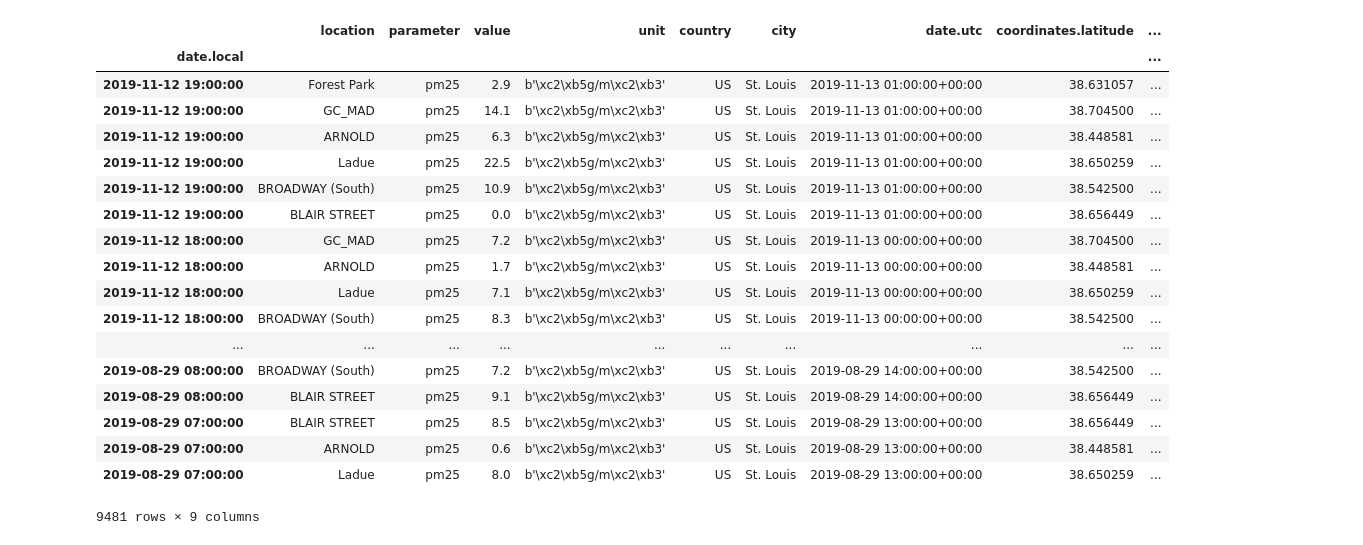
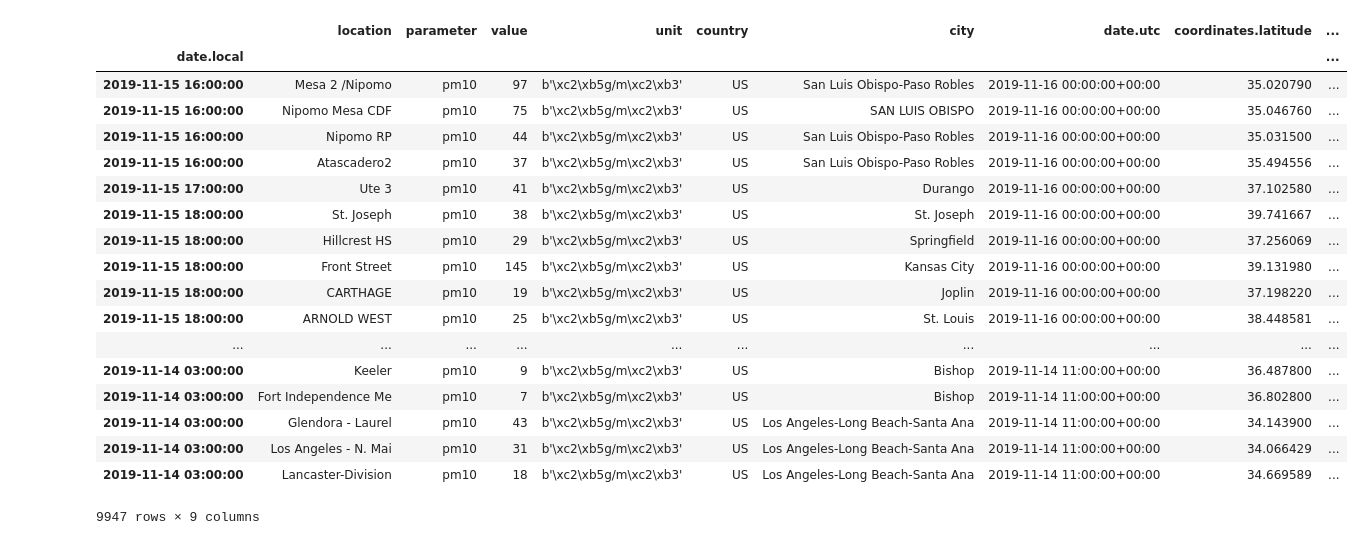
Before and after one commit to lonnykramer/project_2, a Jupyter notebook: OpenAQ_API.ipynb, the cells around one changed output. Cells and saved outputs as stored; diff of their text form; code cells hidden in the pictures.

```diff
--- a/OpenAQ_API.ipynb
+++ b/OpenAQ_API.ipynb
@@ -23,33 +148,33 @@ df_data
 # %%
 api = openaq.OpenAQ()
-res = api.measurements(city='St. Louis', parameter='pm25', limit=10000, df=True)
+res = api.measurements(country='US', parameter='pm10', limit=10000, df=True)
 
 res = res.query("value >= 0.0")
 # g = sns.FacetGrid(data=res, col='location', col_wrap=4, size=3, sharex=True, sharey=False)
 
 # g.map(plt.hist, "value")
 # print(res)
 res.dtypes
 
-stl_df = pd.DataFrame(res)
-stl_df
+us_df_pm10 = pd.DataFrame(res)
+us_df_pm10.head()
 # %% [output]
 |  | location | parameter | value | unit | country | city | date.utc | coordinates.latitude | ... |
 | date.local |  |  |  |  |  |  |  |  | ... |
-| 2019-11-12 19:00:00 | Forest Park | pm25 | 2.9 | b'\xc2\xb5g/m\xc2\xb3' | US | St. Louis | 2019-11-13 01:00:00+00:00 | 38.631057 | ... |
-| 2019-11-12 19:00:00 | GC_MAD | pm25 | 14.1 | b'\xc2\xb5g/m\xc2\xb3' | US | St. Louis | 2019-11-13 01:00:00+00:00 | 38.704500 | ... |
-| 2019-11-12 19:00:00 | ARNOLD | pm25 | 6.3 | b'\xc2\xb5g/m\xc2\xb3' | US | St. Louis | 2019-11-13 01:00:00+00:00 | 38.448581 | ... |
-| 2019-11-12 19:00:00 | Ladue | pm25 | 22.5 | b'\xc2\xb5g/m\xc2\xb3' | US | St. Louis | 2019-11-13 01:00:00+00:00 | 38.650259 | ... |
-| 2019-11-12 19:00:00 | BROADWAY (South) | pm25 | 10.9 | b'\xc2\xb5g/m\xc2\xb3' | US | St. Louis | 2019-11-13 01:00:00+00:00 | 38.542500 | ... |
-| 2019-11-12 19:00:00 | BLAIR STREET | pm25 | 0.0 | b'\xc2\xb5g/m\xc2\xb3' | US | St. Louis | 2019-11-13 01:00:00+00:00 | 38.656449 | ... |
-| 2019-11-12 18:00:00 | GC_MAD | pm25 | 7.2 | b'\xc2\xb5g/m\xc2\xb3' | US | St. Louis | 2019-11-13 00:00:00+00:00 | 38.704500 | ... |
-| 2019-11-12 18:00:00 | ARNOLD | pm25 | 1.7 | b'\xc2\xb5g/m\xc2\xb3' | US | St. Louis | 2019-11-13 00:00:00+00:00 | 38.448581 | ... |
-| 2019-11-12 18:00:00 | Ladue | pm25 | 7.1 | b'\xc2\xb5g/m\xc2\xb3' | US | St. Louis | 2019-11-13 00:00:00+00:00 | 38.650259 | ... |
-| 2019-11-12 18:00:00 | BROADWAY (South) | pm25 | 8.3 | b'\xc2\xb5g/m\xc2\xb3' | US | St. Louis | 2019-11-13 00:00:00+00:00 | 38.542500 | ... |
+| 2019-11-15 16:00:00 | Mesa 2 /Nipomo | pm10 | 97 | b'\xc2\xb5g/m\xc2\xb3' | US | San Luis Obispo-Paso Robles | 2019-11-16 00:00:00+00:00 | 35.020790 | ... |
+| 2019-11-15 16:00:00 | Nipomo Mesa CDF | pm10 | 75 | b'\xc2\xb5g/m\xc2\xb3' | US | SAN LUIS OBISPO | 2019-11-16 00:00:00+00:00 | 35.046760 | ... |
+| 2019-11-15 16:00:00 | Nipomo RP | pm10 | 44 | b'\xc2\xb5g/m\xc2\xb3' | US | San Luis Obispo-Paso Robles | 2019-11-16 00:00:00+00:00 | 35.031500 | ... |
+| 2019-11-15 16:00:00 | Atascadero2 | pm10 | 37 | b'\xc2\xb5g/m\xc2\xb3' | US | San Luis Obispo-Paso Robles | 2019-11-16 00:00:00+00:00 | 35.494556 | ... |
+| 2019-11-15 17:00:00 | Ute 3 | pm10 | 41 | b'\xc2\xb5g/m\xc2\xb3' | US | Durango | 2019-11-16 00:00:00+00:00 | 37.102580 | ... |
+| 2019-11-15 18:00:00 | St. Joseph | pm10 | 38 | b'\xc2\xb5g/m\xc2\xb3' | US | St. Joseph | 2019-11-16 00:00:00+00:00 | 39.741667 | ... |
+| 2019-11-15 18:00:00 | Hillcrest HS | pm10 | 29 | b'\xc2\xb5g/m\xc2\xb3' | US | Springfield | 2019-11-16 00:00:00+00:00 | 37.256069 | ... |
+| 2019-11-15 18:00:00 | Front Street | pm10 | 145 | b'\xc2\xb5g/m\xc2\xb3' | US | Kansas City | 2019-11-16 00:00:00+00:00 | 39.131980 | ... |
+| 2019-11-15 18:00:00 | CARTHAGE | pm10 | 19 | b'\xc2\xb5g/m\xc2\xb3' | US | Joplin | 2019-11-16 00:00:00+00:00 | 37.198220 | ... |
+| 2019-11-15 18:00:00 | ARNOLD WEST | pm10 | 25 | b'\xc2\xb5g/m\xc2\xb3' | US | St. Louis | 2019-11-16 00:00:00+00:00 | 38.448581 | ... |
 | ... | ... | ... | ... | ... | ... | ... | ... | ... | ... |
-| 2019-08-29 08:00:00 | BROADWAY (South) | pm25 | 7.2 | b'\xc2\xb5g/m\xc2\xb3' | US | St. Louis | 2019-08-29 14:00:00+00:00 | 38.542500 | ... |
-| 2019-08-29 08:00:00 | BLAIR STREET | pm25 | 9.1 | b'\xc2\xb5g/m\xc2\xb3' | US | St. Louis | 2019-08-29 14:00:00+00:00 | 38.656449 | ... |
-| 2019-08-29 07:00:00 | BLAIR STREET | pm25 | 8.5 | b'\xc2\xb5g/m\xc2\xb3' | US | St. Louis | 2019-08-29 13:00:00+00:00 | 38.656449 | ... |
-| 2019-08-29 07:00:00 | ARNOLD | pm25 | 0.6 | b'\xc2\xb5g/m\xc2\xb3' | US | St. Louis | 2019-08-29 13:00:00+00:00 | 38.448581 | ... |
-| 2019-08-29 07:00:00 | Ladue | pm25 | 8.0 | b'\xc2\xb5g/m\xc2\xb3' | US | St. Louis | 2019-08-29 13:00:00+00:00 | 38.650259 | ... |
+| 2019-11-14 03:00:00 | Keeler | pm10 | 9 | b'\xc2\xb5g/m\xc2\xb3' | US | Bishop | 2019-11-14 11:00:00+00:00 | 36.487800 | ... |
+| 2019-11-14 03:00:00 | Fort Independence Me | pm10 | 7 | b'\xc2\xb5g/m\xc2\xb3' | US | Bishop | 2019-11-14 11:00:00+00:00 | 36.802800 | ... |
+| 2019-11-14 03:00:00 | Glendora - Laurel | pm10 | 43 | b'\xc2\xb5g/m\xc2\xb3' | US | Los Angeles-Long Beach-Santa Ana | 2019-11-14 11:00:00+00:00 | 34.143900 | ... |
+| 2019-11-14 03:00:00 | Los Angeles - N. Mai | pm10 | 31 | b'\xc2\xb5g/m\xc2\xb3' | US | Los Angeles-Long Beach-Santa Ana | 2019-11-14 11:00:00+00:00 | 34.066429 | ... |
+| 2019-11-14 03:00:00 | Lancaster-Division | pm10 | 18 | b'\xc2\xb5g/m\xc2\xb3' | US | Los Angeles-Long Beach-Santa Ana | 2019-11-14 11:00:00+00:00 | 34.669589 | ... |
-9481 rows × 9 columns
+9947 rows × 9 columns
```
Also changed, not shown: parts of 22 cells of this notebook.
